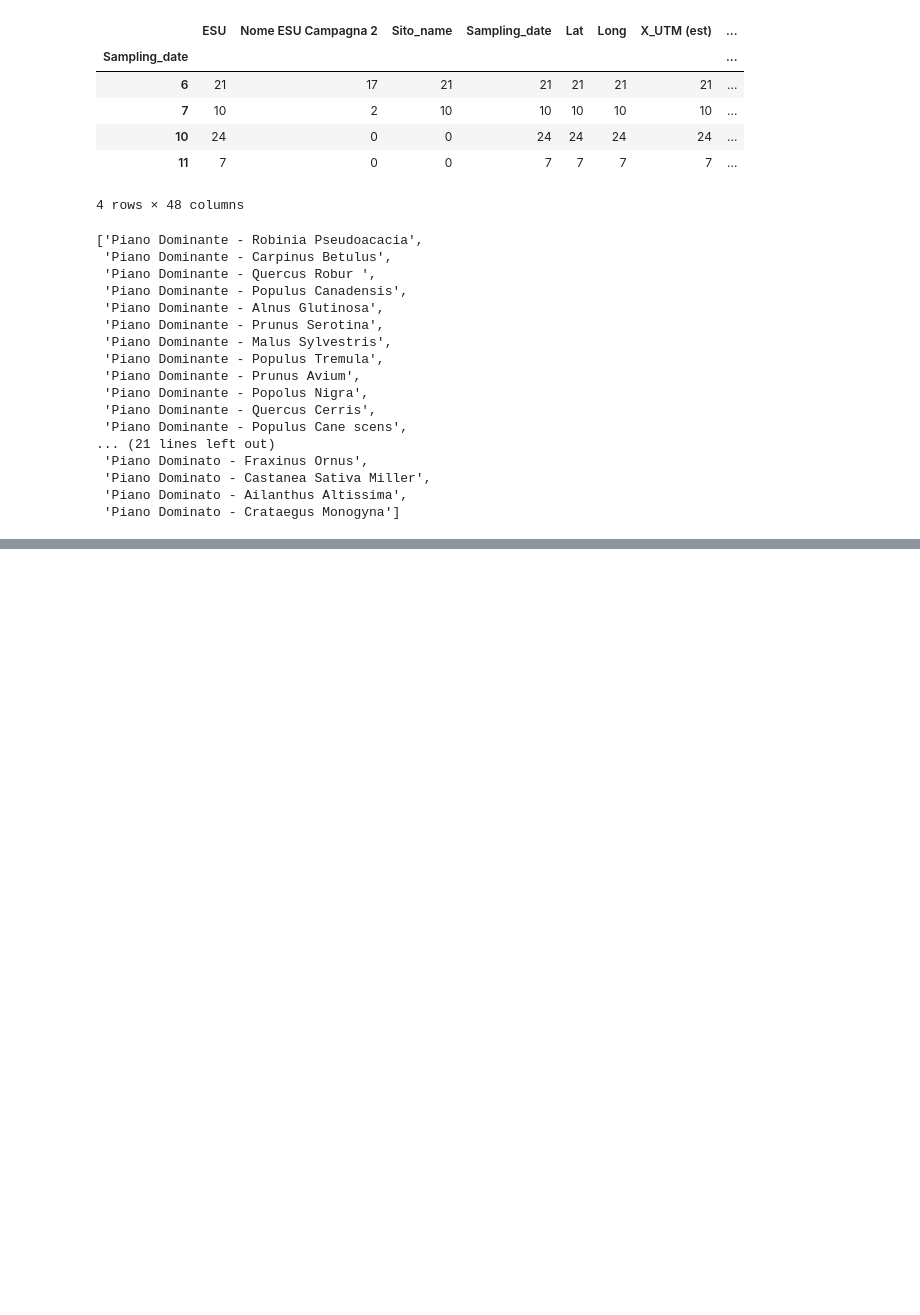
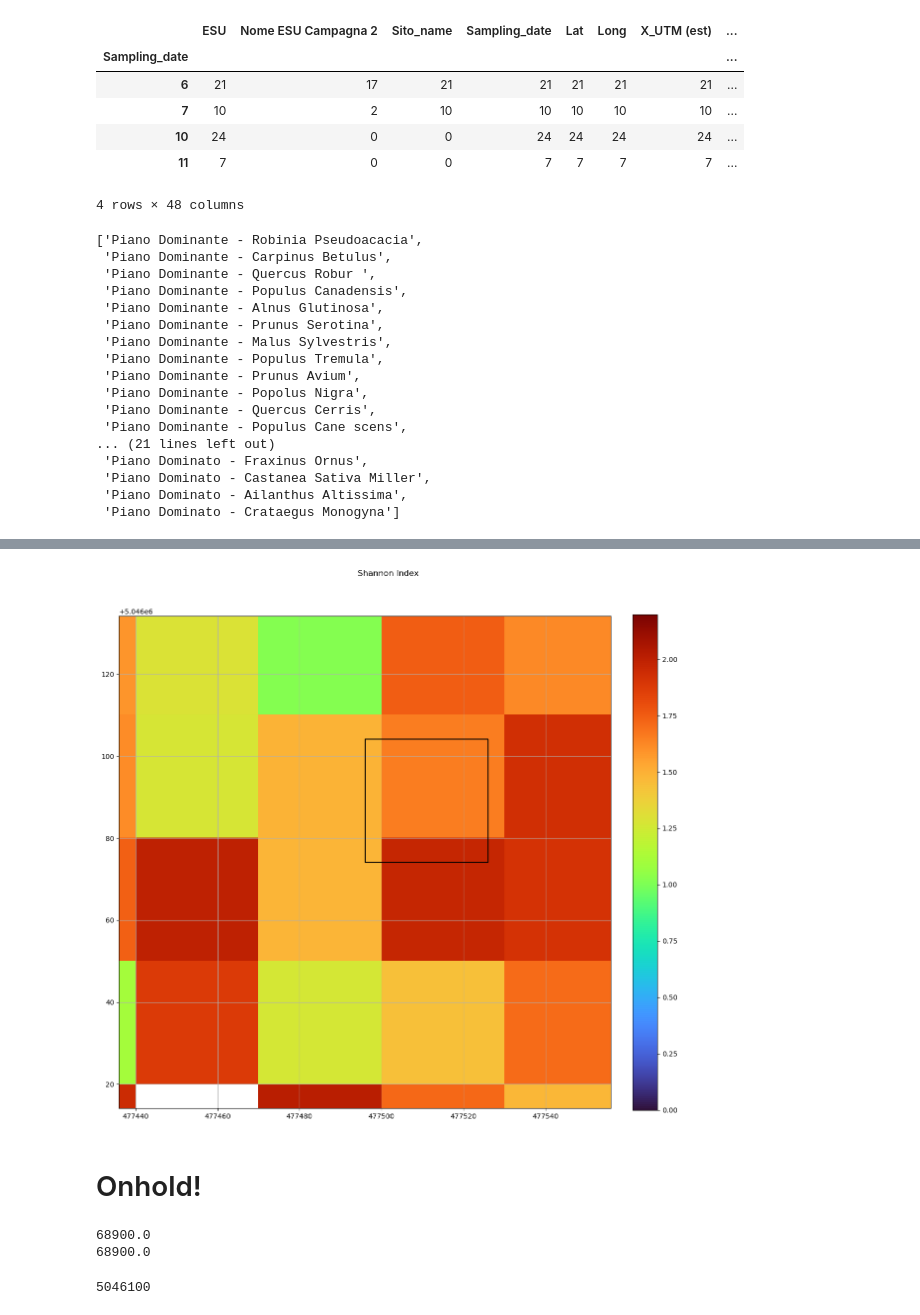
Before and after one commit to IAGO1215/TicinoBiodivMapBicocca, a Jupyter notebook: Python/5-Field Biodiversity Data Separation.ipynb, the cells around one changed output, grey strips where cells are left out. Drawn from its saved outputs; the diff is of its cells as text; code cells hidden in the pictures; blank space fills up the shorter version.

```diff
--- a/Python/5-Field Biodiversity Data Separation.ipynb
+++ b/Python/5-Field Biodiversity Data Separation.ipynb
@@ -81,0 +178,7 @@ list_Spezie
+# %%
+# Now we start to calculate the Shannon index for each plot site!
+# In order to simplify the calculation, we need to create some additional columns which will the save interim values.
+shp_Plot_Shannon = shp_Plot_Final
+# First, create a column to save the total number of the species!
+shp_Plot_Shannon['Count'] = shp_Plot_Shannon.loc[:, list_Spezie_Name].sum(axis = 1)
+shp_Plot_Shannon
@@ -81,0 +229,9 @@ list_Spezie
+# %%
+# Finally calculate the Shannon Index!
+list_Spezie_Name_Pi = []
+for name in list_Spezie_Name:
+    temp_name = name + " Pi*ln(Pi)"
+    list_Spezie_Name_Pi.append(temp_name)
+shp_Plot_Shannon['Shannon'] = shp_Plot_Shannon.loc[:,list_Spezie_Name_Pi].sum(axis = 1) * (-1)
+shp_Plot_Shannon = shp_Plot_Shannon.drop(columns = list_Spezie_Name_Pi)
+shp_Plot_Shannon
@@ -81,0 +252,31 @@ list_Spezie
+# %%
+shp_Plot_Shannon_Buffer = shp_Plot_Shannon
+shp_Plot_Shannon_Buffer['geometry'] = shp_Plot_Shannon_Buffer.geometry.buffer(15, cap_style = 3)
+# %%
+xmin = shp_Plot_Shannon_Buffer.bounds.iloc[0,0]
+ymin = shp_Plot_Shannon_Buffer.bounds.iloc[0,1]
+xmax = shp_Plot_Shannon_Buffer.bounds.iloc[0,2]
+ymax = shp_Plot_Shannon_Buffer.bounds.iloc[0,3]
+# %%
+import matplotlib.pyplot as plt
+from osgeo import gdal
+import rasterio as rio
+from rasterio.plot import show
+temp = rio.open(cwd_Result + "\\" + "2022 06Cropped" + "\\SPCA\\Alpha\\Shannon_3")
+fig, ax = plt.subplots(1, figsize = (12, 12))
+image_hidden = ax.imshow(temp.read()[0],
+                        cmap='turbo')
+shp_Plot_Shannon_Buffer.boundary.plot(ax = ax, edgecolor='black')
+show(temp, ax = ax, cmap = 'turbo')
+fig.suptitle("Shannon Index")
+fig.colorbar(image_hidden, ax=ax, fraction=0.046, pad=0.04)
+fig.tight_layout()
+# ax.set_xlim(481000,481300)
+# ax.set_ylim(5062100, 5062400)
+ax.set_xlim(xmin - 2*(xmax - xmin), xmin + 2*(xmax-xmin))
+ax.set_ylim(ymin - 2*(ymax - ymin), ymin + 2*(ymax-ymin))
+# plt.xticks(np.arange(xmin - 2*(xmax - xmin) - 6 - 20, xmin + 2*(xmax-xmin) - 6 - 20, 100))
+# plt.yticks(np.arange(ymin - 2*(ymax - ymin) - 4 + 10, ymin + 2*(ymax-ymin) - 4, 100))
+plt.grid()
+# %% [output]
+[figure, added]
@@ -81,0 +296,29 @@ list_Spezie
+# %% [markdown]
+# Onhold!
+# %%
+# Get the raster bounds!
+raster_data = temp.read(1)
+raster_xmin = temp.bounds.left
+raster_ymin = temp.bounds.bottom
+raster_xmax = temp.bounds.right
+raster_ymax = temp.bounds.top
+raster_column = temp.width
+raster_row = temp.height
+print(raster_xmax - raster_xmin)
+print(raster_ymax - raster_ymin)
+# %% [output]
+68900.0
+68900.0
+# %%
+# Get all the pixels inside the field plot polygon!
+
+# First let us get the "boundary" of the square where the pixels should fall within. This can be obtained from the bounding box of our field plot polygon!
+import math
+resolution = 100
+ceil_xmin = int(math.ceil(xmin / resolution) * resolution)
+ceil_ymin = int(math.ceil(ymin / resolution) * resolution)
+floor_xmax = int(math.floor(xmax / resolution) * resolution)
+floor_ymax = int(math.floor(ymax / resolution) * resolution)
+ceil_ymin
+# %% [output]
+5046100
```
Also changed, not shown: parts of 20 cells of this notebook, 6 other files.
